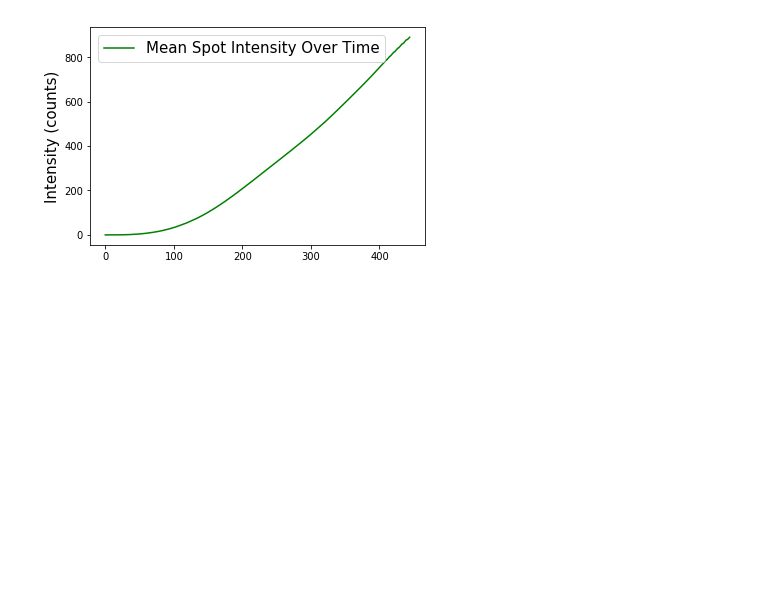
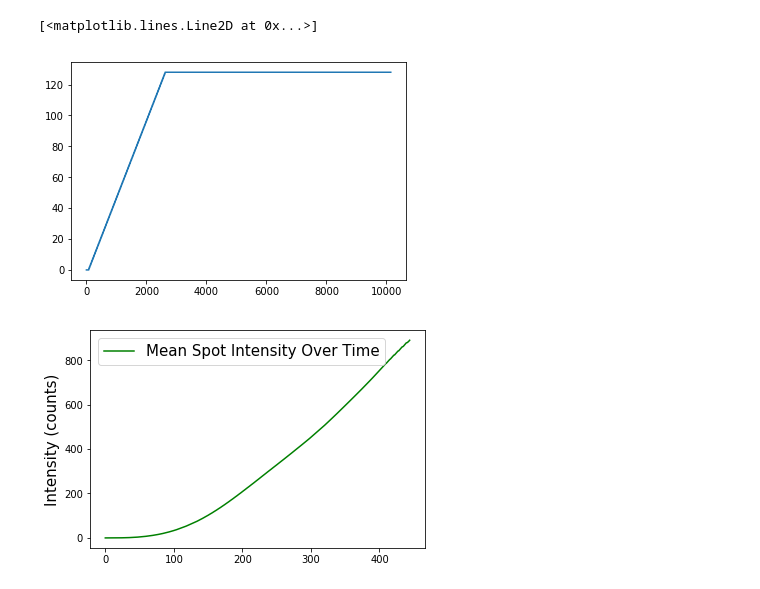
Before and after one commit to tlmakinen/bursting-IGMM, a Jupyter notebook: autocorrelation/simulation-sandbox.ipynb, the cells around one changed output. Saved outputs shown, nothing was run; the diff lists cells and outputs as text; code cells hidden in the pictures; blank space fills up the shorter version.

```diff
--- a/autocorrelation/simulation-sandbox.ipynb
+++ b/autocorrelation/simulation-sandbox.ipynb
@@ -23,6 +23,11 @@ duration = 445   # seconds
 num = 100           # number of traces in our simulated dataset
 
 loop_function = tailUpMs2().loop_function
+# %%
+plt.plot(loop_function)
+# %% [output]
+[<matplotlib.lines.Line2D at 0x...>]
+[figure, added]
 # %%
 # simulated trace package
 tracePackage = tracePackageSimulation(num, k_on, k_off, duration, stepsize, loop_function, k_elong, tPol)
```
Also changed, not shown: 3 other files.
